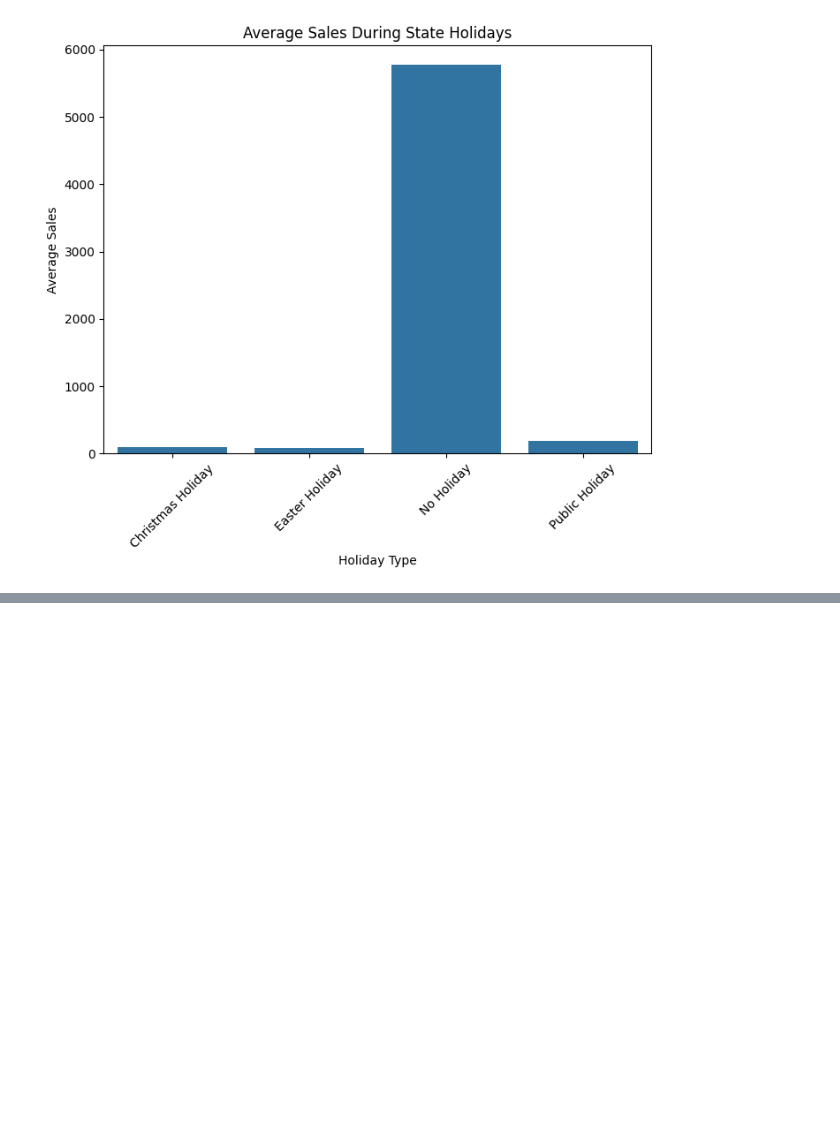
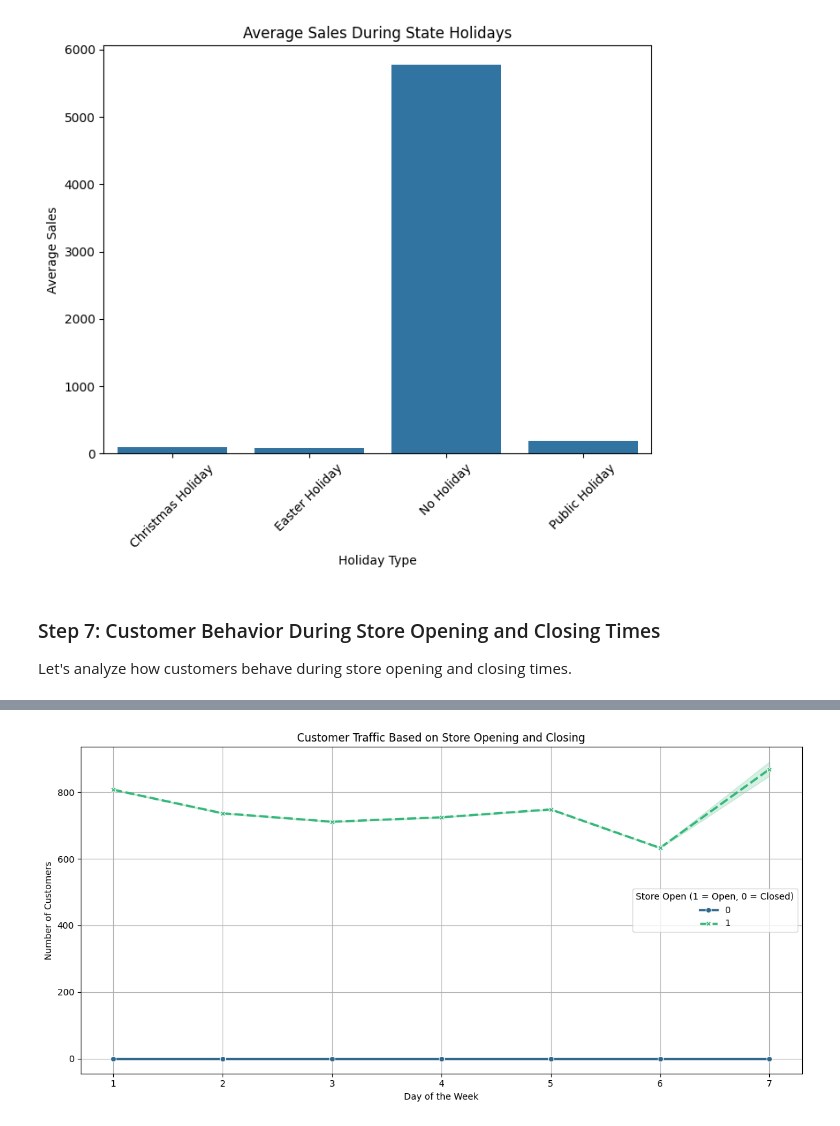
Before and after one commit to GetieBalew24/Rossmann--Sales-Prediction, a Jupyter notebook: notebooks/customer_purchasing_behavior_EDA.ipynb, the cells around one changed output, grey strips where cells are left out. Drawn from its saved outputs; the diff is of its cells as text; code cells hidden in the pictures; blank space fills up the shorter version.

Commit message:
customer behavior during opening time

```diff
--- a/notebooks/customer_purchasing_behavior_EDA.ipynb
+++ b/notebooks/customer_purchasing_behavior_EDA.ipynb
@@ -218,3 +218,10 @@ cba.plot_sales_by_state_holiday(train_cleaned)
 # %% [output]
 2025-01-03 19:57:03 - INFO - Plotting sales effects due to state holidays...
 [figure]
+# %% [markdown]
+### Step 7: Customer Behavior During Store Opening and Closing Times
+Let's analyze how customers behave during store opening and closing times.
+# %%
+# Customer behavior during opening and closing times
+cba.customer_opening_behavior(train_cleaned)
+# %% [output]
@@ -220,0 +229 @@ cba.plot_sales_by_state_holiday(train_cleaned)
+[figure, added]
```
Also changed, not shown: parts of 4 cells of this notebook, 1 other file.
